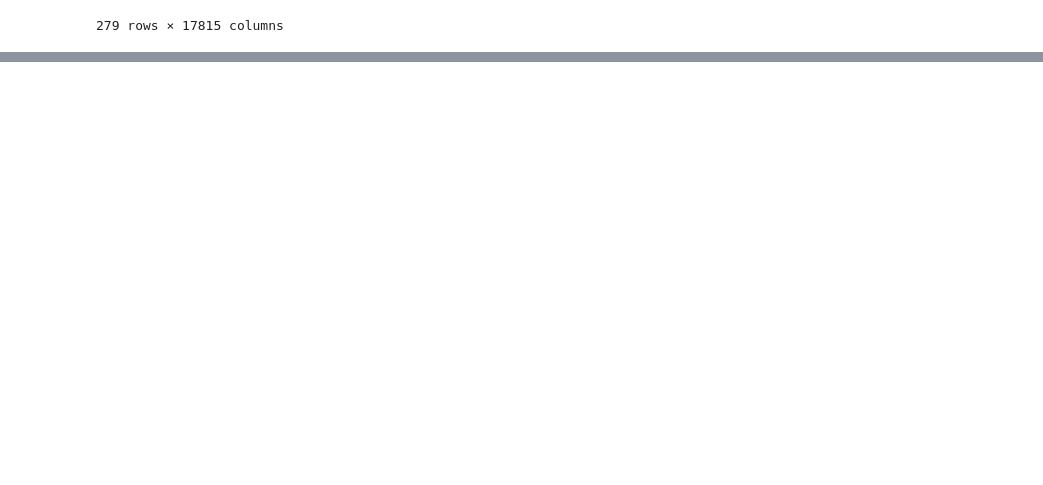
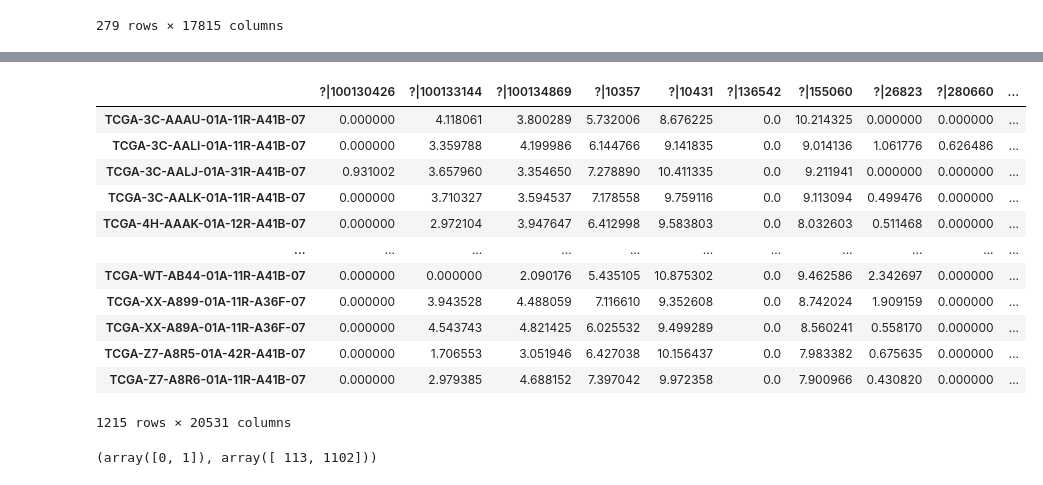
Before and after one commit to colombelli/bioinformatics-ml, a Jupyter notebook: Data Processing/TCGA-Assembler processing.ipynb, the cells around one changed output, grey strips where cells are left out. Drawn from its saved outputs; the diff is of its cells as text; code cells hidden in the pictures; blank space fills up the shorter version.

```diff
--- a/Data Processing/TCGA-Assembler processing.ipynb
+++ b/Data Processing/TCGA-Assembler processing.ipynb
@@ -97,0 +170,37 @@ pd.read_csv(save_path + file_name, index_col=0)
+# %%
+df = (data+1).applymap(log2)
+df
+# %% [output]
+|  | ?|100130426 | ?|100133144 | ?|100134869 | ?|10357 | ?|10431 | ?|136542 | ?|155060 | ?|26823 | ?|280660 | ... |
+| TCGA-3C-AAAU-01A-11R-A41B-07 | 0.000000 | 4.118061 | 3.800289 | 5.732006 | 8.676225 | 0.0 | 10.214325 | 0.000000 | 0.000000 | ... |
+| TCGA-3C-AALI-01A-11R-A41B-07 | 0.000000 | 3.359788 | 4.199986 | 6.144766 | 9.141835 | 0.0 | 9.014136 | 1.061776 | 0.626486 | ... |
+| TCGA-3C-AALJ-01A-31R-A41B-07 | 0.931002 | 3.657960 | 3.354650 | 7.278890 | 10.411335 | 0.0 | 9.211941 | 0.000000 | 0.000000 | ... |
+| TCGA-3C-AALK-01A-11R-A41B-07 | 0.000000 | 3.710327 | 3.594537 | 7.178558 | 9.759116 | 0.0 | 9.113094 | 0.499476 | 0.000000 | ... |
+| TCGA-4H-AAAK-01A-12R-A41B-07 | 0.000000 | 2.972104 | 3.947647 | 6.412998 | 9.583803 | 0.0 | 8.032603 | 0.511468 | 0.000000 | ... |
+| ... | ... | ... | ... | ... | ... | ... | ... | ... | ... | ... |
+| TCGA-WT-AB44-01A-11R-A41B-07 | 0.000000 | 0.000000 | 2.090176 | 5.435105 | 10.875302 | 0.0 | 9.462586 | 2.342697 | 0.000000 | ... |
+| TCGA-XX-A899-01A-11R-A36F-07 | 0.000000 | 3.943528 | 4.488059 | 7.116610 | 9.352608 | 0.0 | 8.742024 | 1.909159 | 0.000000 | ... |
+| TCGA-XX-A89A-01A-11R-A36F-07 | 0.000000 | 4.543743 | 4.821425 | 6.025532 | 9.499289 | 0.0 | 8.560241 | 0.558170 | 0.000000 | ... |
+| TCGA-Z7-A8R5-01A-42R-A41B-07 | 0.000000 | 1.706553 | 3.051946 | 6.427038 | 10.156437 | 0.0 | 7.983382 | 0.675635 | 0.000000 | ... |
+| TCGA-Z7-A8R6-01A-11R-A41B-07 | 0.000000 | 2.979385 | 4.688152 | 7.397042 | 9.972358 | 0.0 | 7.900966 | 0.430820 | 0.000000 | ... |
+1215 rows × 20531 columns
+# %%
+classes = []
+
+for barcode in data.index:
+    sample_type = int(barcode.split('-')[3][0:-1])
+    if sample_type > 9 and sample_type < 20:    # Codes within [10, 19] are normal sample types
+        classes.append(0)
+    elif sample_type > 0 and sample_type < 10:  # Codes within [1, 9] are tumoral sample types
+        classes.append(1)
+    else:
+        print("\nControl sample type found for barcode:", barcode)
+
+    if sample_type != 1 and sample_type != 6 and sample_type != 11:
+        print("\nUnexpected sample type found for barcode:", barcode)
+
+
+np_cls = np.array(classes)
+np.unique(np_cls, return_counts=True)
+# %% [output]
+(array([0, 1]), array([ 113, 1102]))
```
Also changed, not shown: parts of 10 cells of this notebook, 3 other files.
